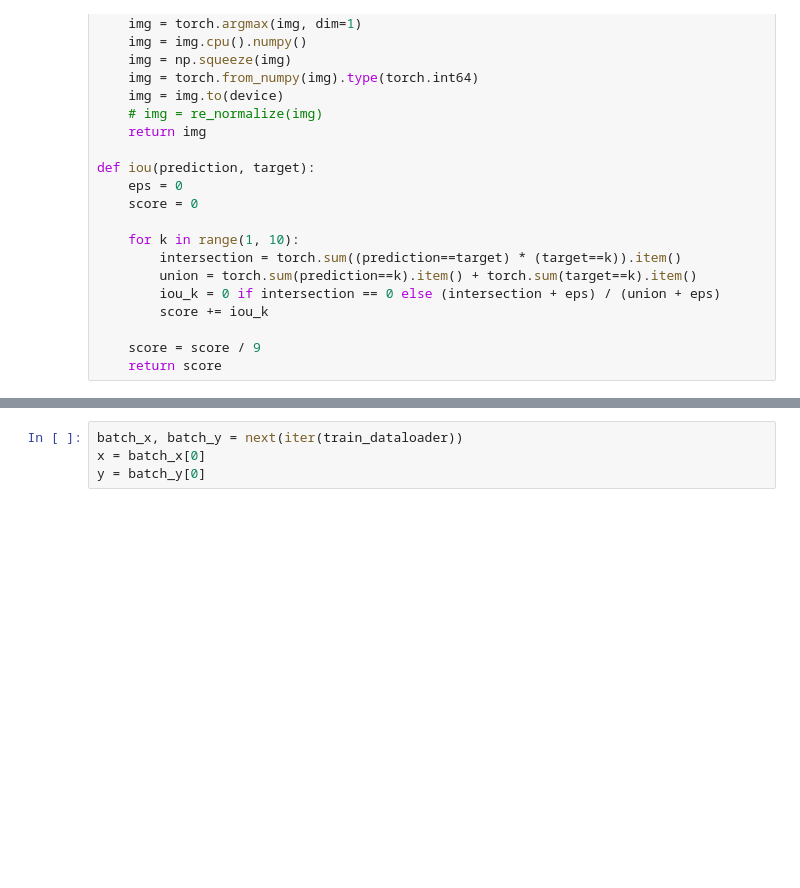
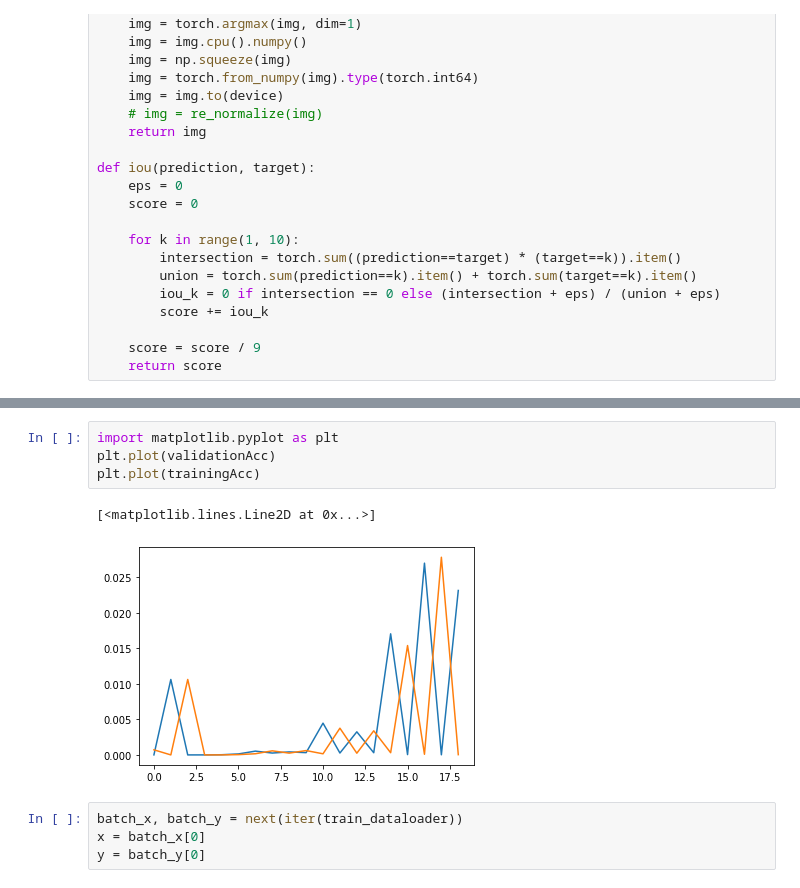
Before and after one commit to alishibli97/KTH-Deep-Learning-Project, a Jupyter notebook: main.ipynb, the cells around one changed output, grey strips where cells are left out. Drawn from its saved outputs; the diff is of its cells as text; blank space fills up the shorter version.

```diff
--- a/main.ipynb
+++ b/main.ipynb
@@ -203,3 +217,10 @@ plt.plot(trainingLoss)
+# %%
+import matplotlib.pyplot as plt
+plt.plot(validationAcc)
+plt.plot(trainingAcc)
+# %% [output]
+[<matplotlib.lines.Line2D at 0x...>]
+[figure, added]
 # %%
 batch_x, batch_y = next(iter(train_dataloader))
 x = batch_x[0]
```
Also changed, not shown: parts of 9 cells of this notebook, 2 other files.
